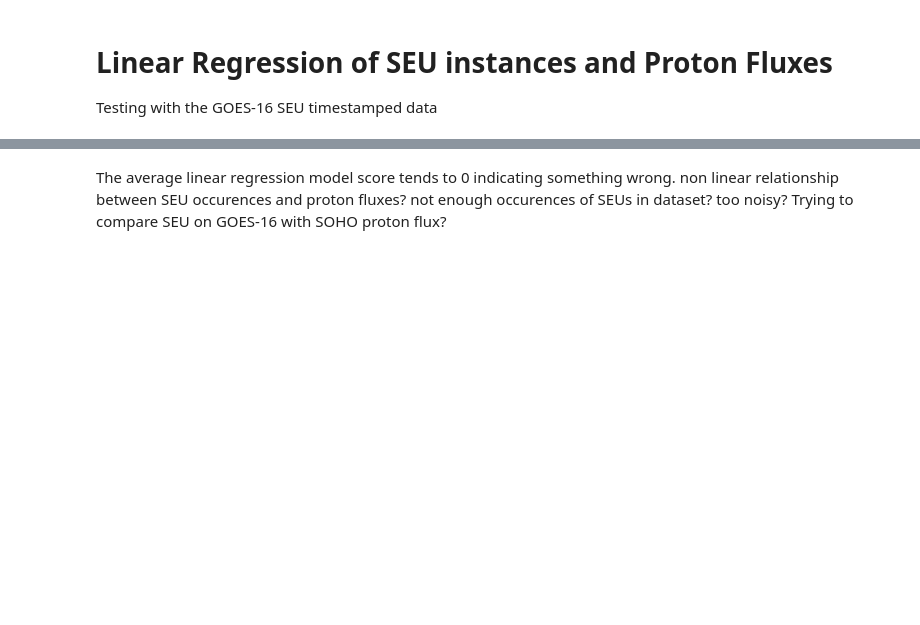
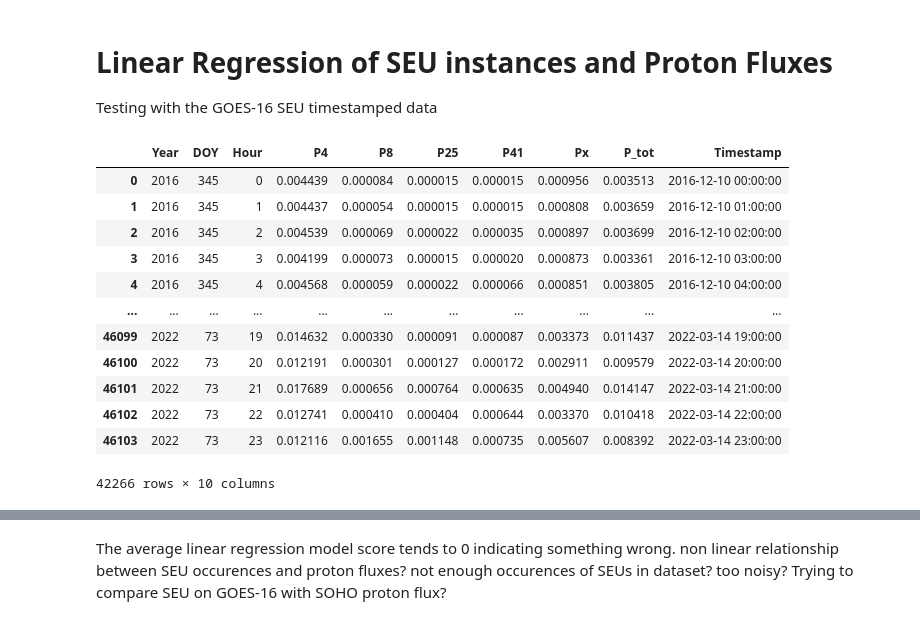
Before and after one commit to Lewis-Adkins/SWLG, a Jupyter notebook: SWLG_Code/code/seu_predict_ml.ipynb, the cells around one changed output, grey strips where cells are left out. Saved outputs shown, nothing was run; the diff lists cells and outputs as text; code cells hidden in the pictures; blank space fills up the shorter version.

```diff
--- a/SWLG_Code/code/seu_predict_ml.ipynb
+++ b/SWLG_Code/code/seu_predict_ml.ipynb
@@ -228,10 +220,25 @@ Testing with the GOES-16 SEU timestamped data
 # %%
 goes_16_seu_df = pd.read_excel("data/seu_timestamp/g16_g17_exs_spw.xlsx", sheet_name= "g16_exs_spw" )
 
-goes_16_proton_flux = pd.read_csv("data/enviromental/proton_flux_2016Dec-2022Mar_EPHINSOHO.lst", header = None, names = ['Year', 'DOY', 'Hour', 'P4', 'P8', 'P25', 'P41'], sep = "\s+")
+goes_16_proton_flux = pd.read_csv("data/enviromental/ephin-soho/proton_flux_2016Dec-2022Mar_EPHINSOHO.lst", header = None, names = ['Year', 'DOY', 'Hour', 'P4', 'P8', 'P25', 'P41'], sep = "\s+")
 goes_16_proton_flux = Integrating_Flux(goes_16_proton_flux)
 
 goes_16_proton_flux_phases = Find_Proton_Flux_Phases(goes_16_proton_flux, 200, "goes16_proton_flux_phases")
+goes_16_proton_flux
+# %% [output]
+|  | Year | DOY | Hour | P4 | P8 | P25 | P41 | Px | P_tot | Timestamp |
+| 0 | 2016 | 345 | 0 | 0.004439 | 0.000084 | 0.000015 | 0.000015 | 0.000956 | 0.003513 | 2016-12-10 00:00:00 |
+| 1 | 2016 | 345 | 1 | 0.004437 | 0.000054 | 0.000015 | 0.000015 | 0.000808 | 0.003659 | 2016-12-10 01:00:00 |
+| 2 | 2016 | 345 | 2 | 0.004539 | 0.000069 | 0.000022 | 0.000035 | 0.000897 | 0.003699 | 2016-12-10 02:00:00 |
+| 3 | 2016 | 345 | 3 | 0.004199 | 0.000073 | 0.000015 | 0.000020 | 0.000873 | 0.003361 | 2016-12-10 03:00:00 |
+| 4 | 2016 | 345 | 4 | 0.004568 | 0.000059 | 0.000022 | 0.000066 | 0.000851 | 0.003805 | 2016-12-10 04:00:00 |
+| ... | ... | ... | ... | ... | ... | ... | ... | ... | ... | ... |
+| 46099 | 2022 | 73 | 19 | 0.014632 | 0.000330 | 0.000091 | 0.000087 | 0.003373 | 0.011437 | 2022-03-14 19:00:00 |
+| 46100 | 2022 | 73 | 20 | 0.012191 | 0.000301 | 0.000127 | 0.000172 | 0.002911 | 0.009579 | 2022-03-14 20:00:00 |
+| 46101 | 2022 | 73 | 21 | 0.017689 | 0.000656 | 0.000764 | 0.000635 | 0.004940 | 0.014147 | 2022-03-14 21:00:00 |
+| 46102 | 2022 | 73 | 22 | 0.012741 | 0.000410 | 0.000404 | 0.000644 | 0.003370 | 0.010418 | 2022-03-14 22:00:00 |
+| 46103 | 2022 | 73 | 23 | 0.012116 | 0.001655 | 0.001148 | 0.000735 | 0.005607 | 0.008392 | 2022-03-14 23:00:00 |
+42266 rows × 10 columns
 # %%
 goes_16_seu_df["Count"] = np.ones(goes_16_seu_df.shape[0])
 
```
Also changed, not shown: parts of 8 cells of this notebook, 10 other files.
